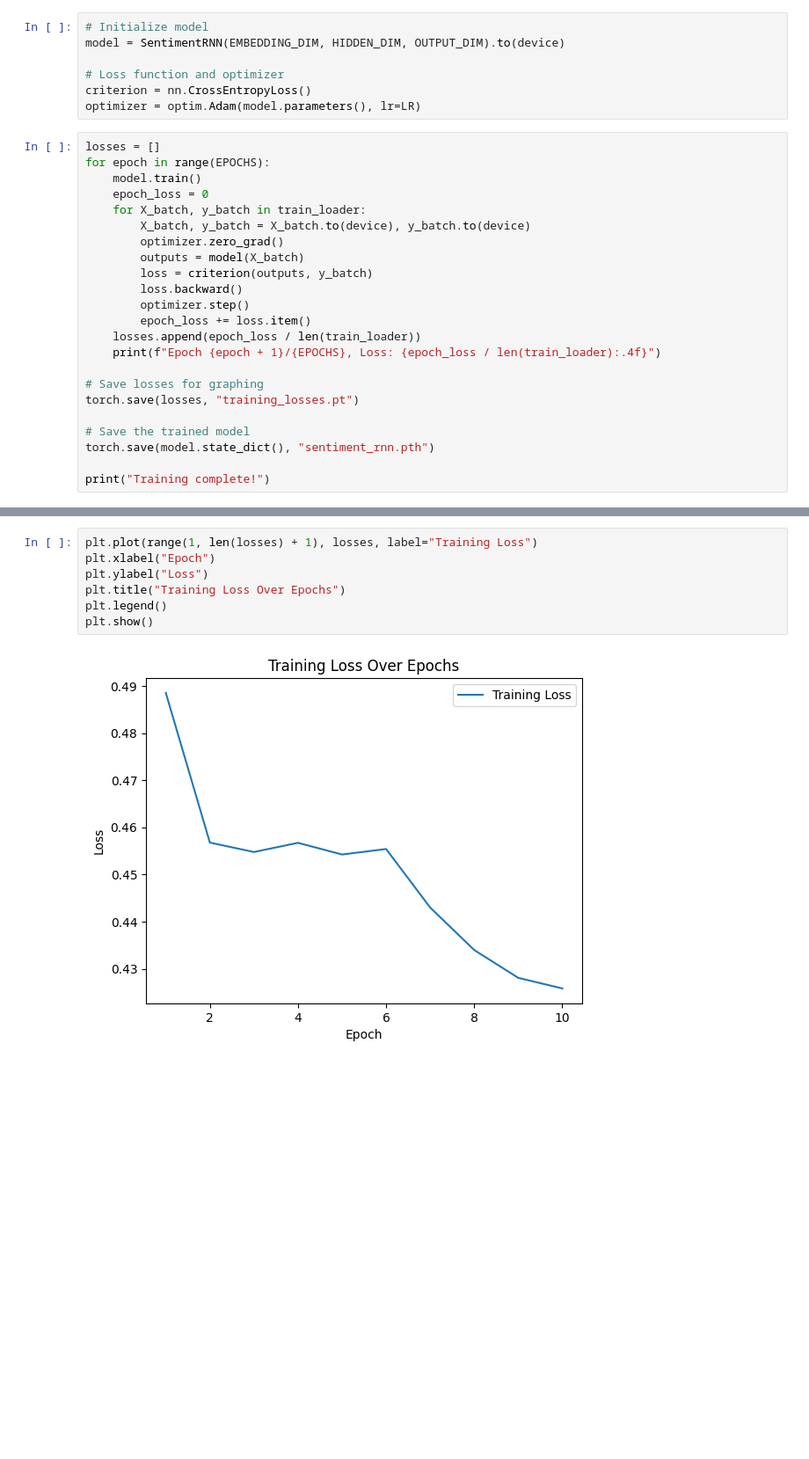
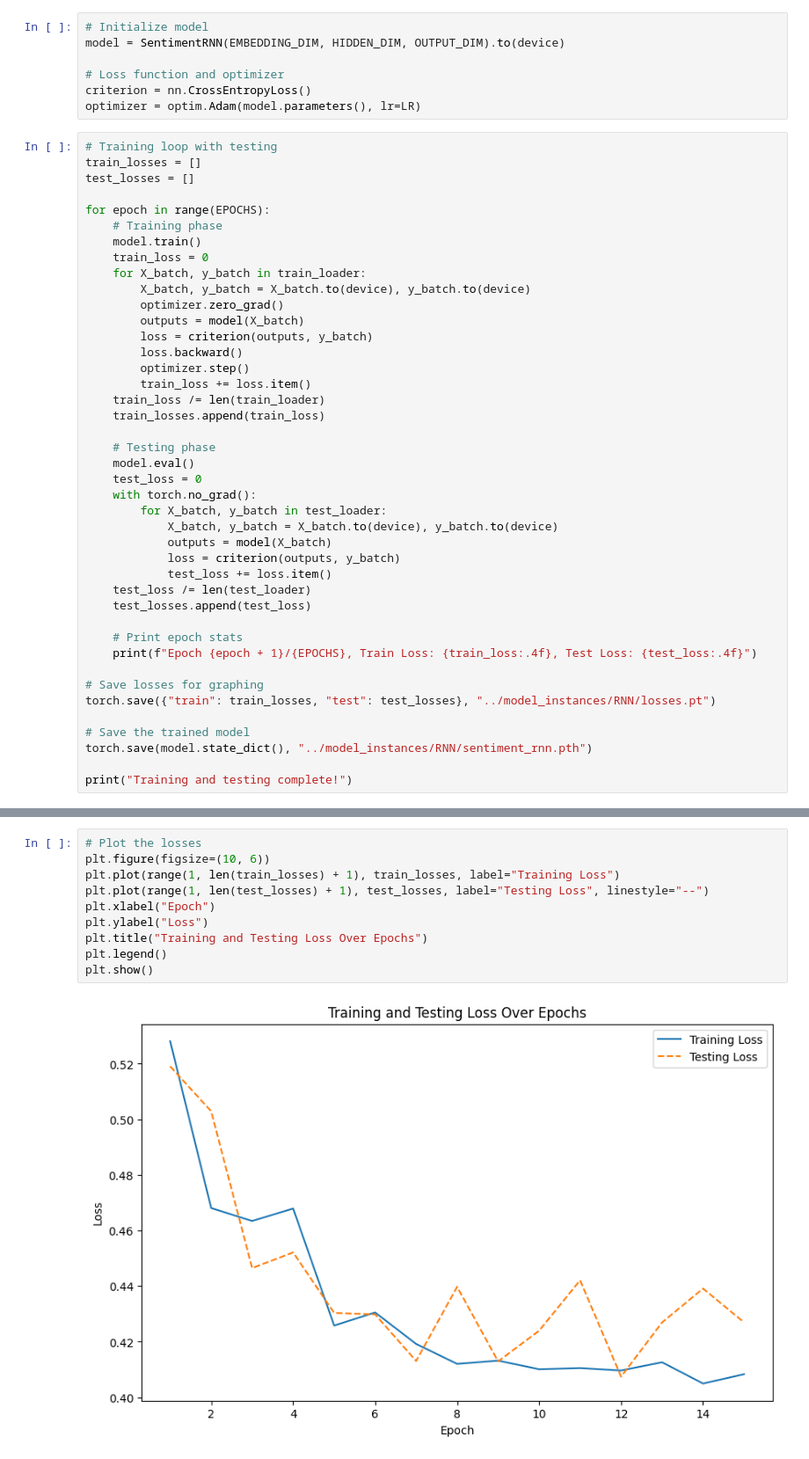
Before and after one commit to Supermjork/Text_Classification_Modelling, a Jupyter notebook: notebooks/RNN.ipynb, the cells around one changed output, grey strips where cells are left out. Shown at 88% size. Cells and saved outputs as stored; diff of their text form; blank space fills up the shorter version.

```diff
--- a/notebooks/RNN.ipynb
+++ b/notebooks/RNN.ipynb
@@ -376,10 +378,14 @@ model = SentimentRNN(EMBEDDING_DIM, HIDDEN_DIM, OUTPUT_DIM).to(device)
 criterion = nn.CrossEntropyLoss()
 optimizer = optim.Adam(model.parameters(), lr=LR)
 # %%
-losses = []
+# Training loop with testing
+train_losses = []
+test_losses = []
+
 for epoch in range(EPOCHS):
+    # Training phase
     model.train()
-    epoch_loss = 0
+    train_loss = 0
     for X_batch, y_batch in train_loader:
         X_batch, y_batch = X_batch.to(device), y_batch.to(device)
         optimizer.zero_grad()
@@ -387,15 +393,30 @@ for epoch in range(EPOCHS):
         loss = criterion(outputs, y_batch)
         loss.backward()
         optimizer.step()
-        epoch_loss += loss.item()
-    losses.append(epoch_loss / len(train_loader))
-    print(f"Epoch {epoch + 1}/{EPOCHS}, Loss: {epoch_loss / len(train_loader):.4f}")
+        train_loss += loss.item()
+    train_loss /= len(train_loader)
+    train_losses.append(train_loss)
+
+    # Testing phase
+    model.eval()
+    test_loss = 0
+    with torch.no_grad():
+        for X_batch, y_batch in test_loader:
+            X_batch, y_batch = X_batch.to(device), y_batch.to(device)
+            outputs = model(X_batch)
+            loss = criterion(outputs, y_batch)
+            test_loss += loss.item()
+    test_loss /= len(test_loader)
+    test_losses.append(test_loss)
+
+    # Print epoch stats
+    print(f"Epoch {epoch + 1}/{EPOCHS}, Train Loss: {train_loss:.4f}, Test Loss: {test_loss:.4f}")
 
 # Save losses for graphing
-torch.save(losses, "training_losses.pt")
+torch.save({"train": train_losses, "test": test_losses}, "../model_instances/RNN/losses.pt")
 
 # Save the trained model
-torch.save(model.state_dict(), "sentiment_rnn.pth")
+torch.save(model.state_dict(), "../model_instances/RNN/sentiment_rnn.pth")
 
-print("Training complete!")
+print("Training and testing complete!")
 # %% [output]
@@ -415,9 +439,12 @@ Training complete!
 # %%
-plt.plot(range(1, len(losses) + 1), losses, label="Training Loss")
+# Plot the losses
+plt.figure(figsize=(10, 6))
+plt.plot(range(1, len(train_losses) + 1), train_losses, label="Training Loss")
+plt.plot(range(1, len(test_losses) + 1), test_losses, label="Testing Loss", linestyle="--")
 plt.xlabel("Epoch")
 plt.ylabel("Loss")
-plt.title("Training Loss Over Epochs")
+plt.title("Training and Testing Loss Over Epochs")
 plt.legend()
 plt.show()
 # %% [output]
-[figure, old version]
+[figure, new version]
```
Also changed, not shown: parts of 4 cells of this notebook, 4 other files.
